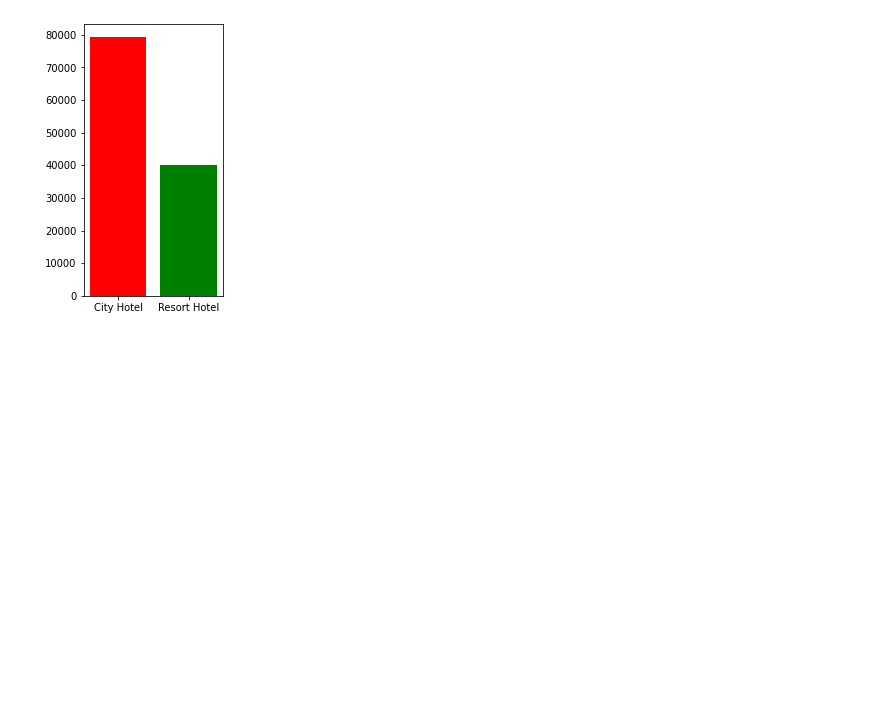
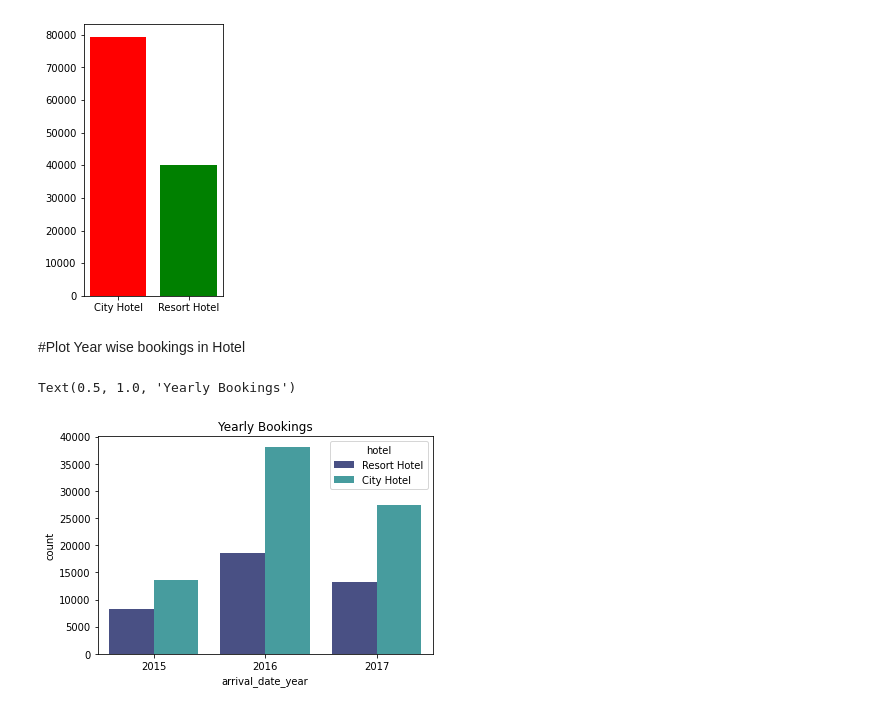
Before and after one commit to Sameervasudev/Hotel-Booking-Analysis---Capstone-Project, a Jupyter notebook: Sameer_Talashilkar_|_Hotel_Booking_Analysis_Capstone_Project.ipynb, the cells around one changed output. Cells and saved outputs as stored; diff of their text form; code cells hidden in the pictures; blank space fills up the shorter version.

Commit message:
Created plots

```diff
--- a/Sameer_Talashilkar_|_Hotel_Booking_Analysis_Capstone_Project.ipynb
+++ b/Sameer_Talashilkar_|_Hotel_Booking_Analysis_Capstone_Project.ipynb
@@ -120,3 +120,10 @@ plt.bar(list(hotel_details.keys()),list(hotel_details.values()) ,width=0.8, colo
 plt.show()
 # %% [output]
 [figure]
+# %% [markdown]
+#Plot Year wise bookings in Hotel
+# %%
+sns.countplot (x= 'arrival_date_year', data= df, hue= 'hotel', palette='mako').set_title ('Yearly Bookings')
+# %% [output]
+Text(0.5, 1.0, 'Yearly Bookings')
+[figure, added]
```
Also changed, not shown: parts of 2 cells of this notebook.
